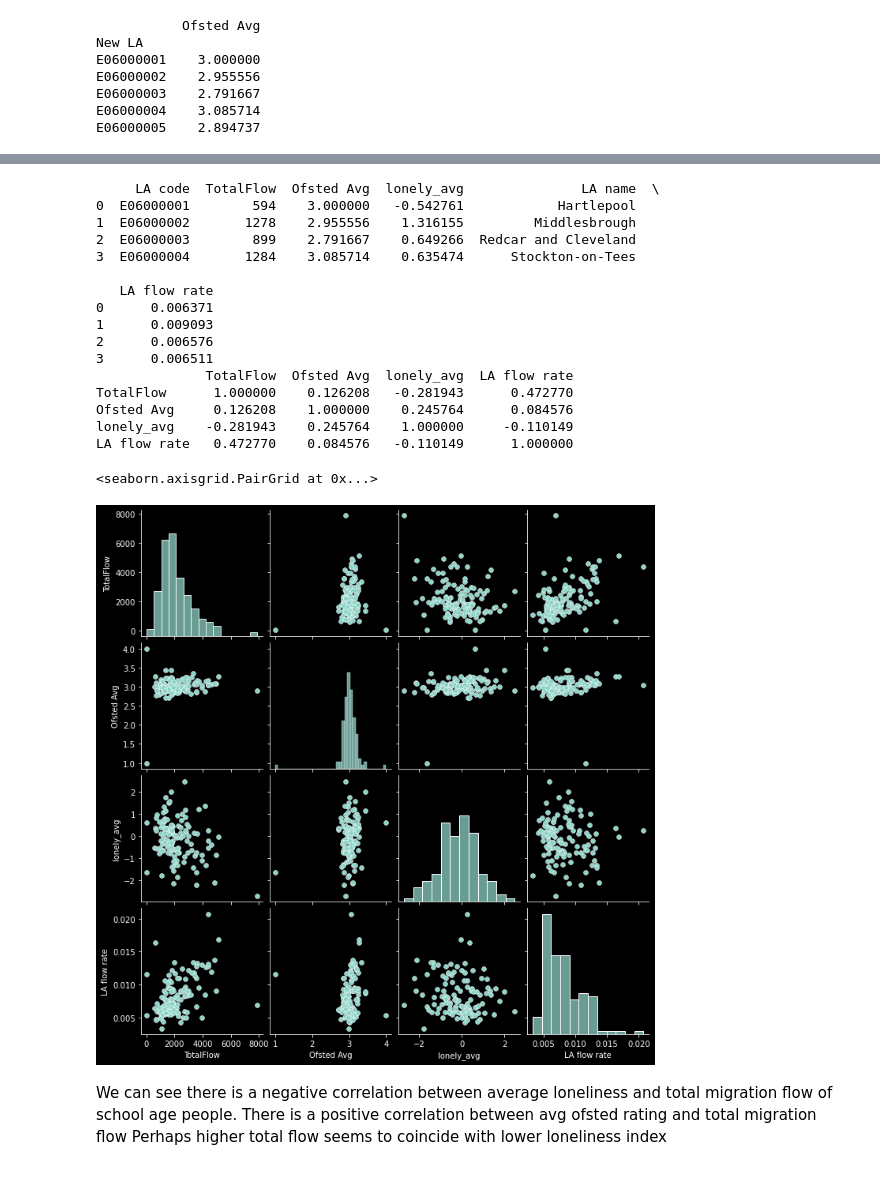
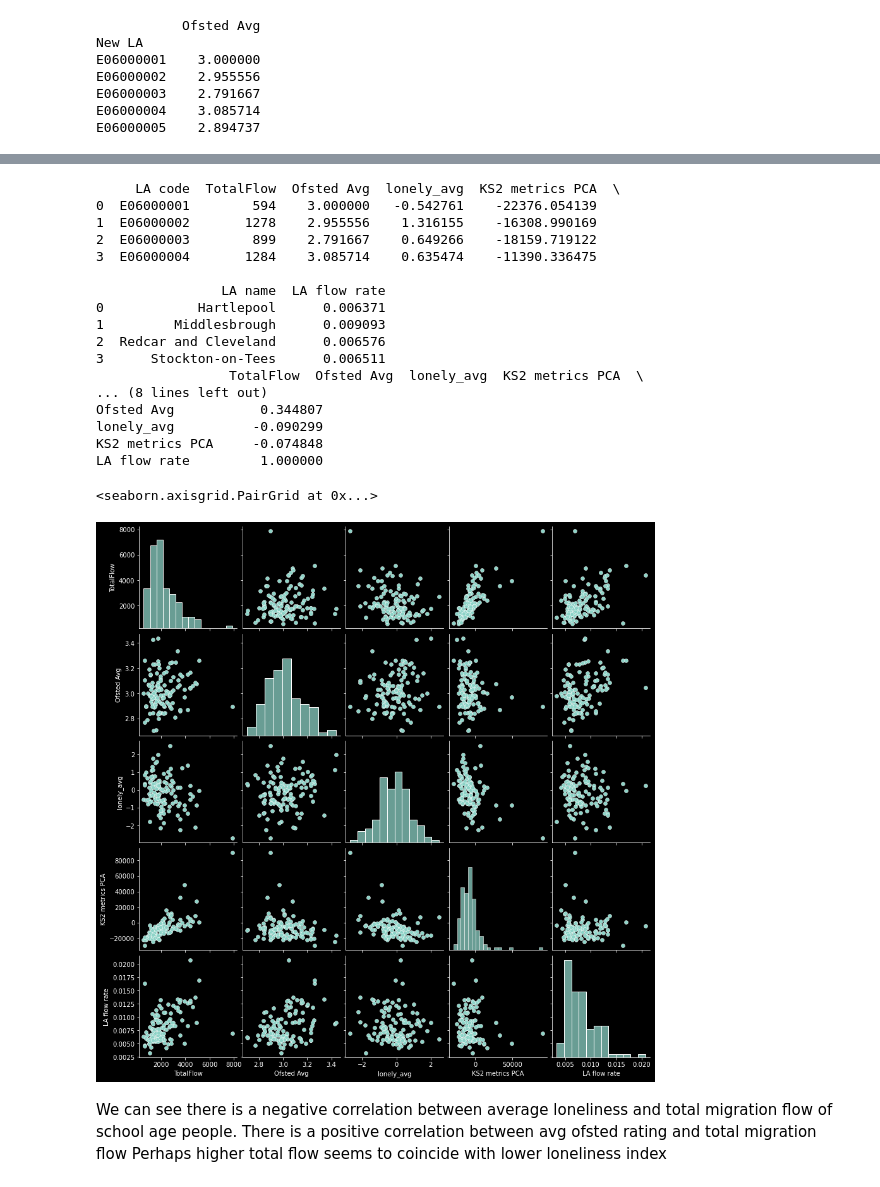
Before and after one commit to JonathanMarriott/ADS-Loneliness, a Jupyter notebook: school_analysis.ipynb, the cells around one changed output, grey strips where cells are left out. Saved outputs shown, nothing was run; the diff lists cells and outputs as text; code cells hidden in the pictures.

Commit message:
KS2 school metrics PCA added + readme

```diff
--- a/school_analysis.ipynb
+++ b/school_analysis.ipynb
@@ -122,3 +122,32 @@ E06000005    2.894737
 pop_df = pd.read_excel('ukmidyearestimates20182019ladcodes.xls',sheet_name='MYE2-All',header=4)
 pop_df = pop_df.loc[pop_df['Code'].isin(ofsted_avg.reset_index()['New LA'])]
 pop_dict = dict(zip(pop_df['Code'],pop_df['All ages']))
+# %%
+#KS2 school data
+import numpy as np
+import matplotlib.pyplot as plt
+ks2_df = pd.read_csv('OFSTED\england_ks2final.csv', header= 0)
+ks4_df = pd.read_csv('OFSTED\england_ks4final.csv', header= 0)
+ks2_df = ks2_df[16356:] # Just take the LA data at the bottom
+ks2_df = ks2_df.loc[ks2_df['LEA'] != ' '] # remove rows without LEA codes
+ks2_df = ks2_df.loc[ks2_df['LEA'] != '420'] # remove isles of scilly
+ks2_df['LA code'] = ks2_df['LEA'].apply(lambda x: old2newLAcode[int(x)]) # Convert old LEA to new LA codes
+#print(ks2_df.head())
+ks2_df = ks2_df.set_index('LA code')
+ks2_df = ks2_df.drop(columns=['RECTYPE','ALPHAIND','LEA',	'ESTAB','URN','SCHNAME','ADDRESS1',	'ADDRESS2',
+	'ADDRESS3',	'TOWN','PCODE','TELNUM','PCON_CODE','PCON_NAME','URN_AC','SCHNAME_AC','OPEN_AC',
+    'NFTYPE','ICLOSE','RELDENOM','AGERANGE','CONFEXAM',	'TAB15','TAB1618'])
+
+ks2_df = ks2_df.applymap(lambda x: float(x.strip('%'))/100 if str(x).endswith('%') else x) #transform values like '17%' to 0.17
+ks2_df = ks2_df.applymap(lambda x: float(x.strip('%'))/100 if str(x).endswith('%') else x) #transform values like '17%' to 0.17
+
+ks2_df = ks2_df.applymap(lambda x: np.nan if x == '' or x == ' ' else x)
+ks2_df.dropna(axis=1, how='any',inplace=True)
+#Perform PCA on the school metrics
+from sklearn.decomposition import PCA
+
+pca = PCA(n_components=1)
+pca.fit(ks2_df)
+print(pca.explained_variance_ratio_) # PC 1 has 0.99 of the variance
+ks2_pca_df  = pd.DataFrame(pca.transform(ks2_df), index=ks2_df.index).rename({0:'KS2 metrics PCA'},axis=1)
+print(ks2_pca_df)
@@ -128,52 +174,52 @@ LAcode2name = dict(zip(LAcodes_df['LAD20CD'],LAcodes_df['LAD20NM']))
 #Add back abolished LAs
 LAcode2name['E07000004'] = 'Aylesbury Vale'
 LAcode2name['E07000005'] = 'Chiltern'
 LAcode2name['E07000006'] = 'South Bucks'
 LAcode2name['E07000007'] = 'Wycombe'
 
 # Join the loneliness index with the migration data
 main_df = migration_school_ages.join(ofsted_avg,on= 'LA code')
 main_df = main_df.join(lonely_index_average, on='LA code')
+main_df = pd.merge(main_df,ks2_pca_df,on='LA code')
 main_df = main_df.reset_index()
 
 main_df = main_df.loc[main_df['Ofsted Avg'].notna()] # remove LAs from wales etc which we havent calcualted Ofsted or lonely avg
 main_df = main_df.loc[main_df['lonely_avg'].notna()]
 
+
 main_df['LA name'] = main_df['LA code'].apply(lambda x: LAcode2name[x])
 main_df['LA flow rate'] =  main_df['TotalFlow'] / main_df['LA code'].apply(lambda x: pop_dict[x])
-
-
-
 
 # main_data['lonely_avg'] = pd.to_numeric(main_data['lonely_avg'])
 main_vars = main_df.drop(columns=['Net', 'Inflow.1', 'Outflow.1', 'Net.1', 'Inflow.2','Outflow.2','Net.2'])
 main_vars = main_vars.drop(columns=['Inflow', 'Outflow'])
 print(main_vars.head(4))
 print(main_vars.corr())
 
 import seaborn as sns
 import matplotlib
 matplotlib.style.use('dark_background')
 sns.pairplot(main_vars)
 # %% [output]
-     LA code  TotalFlow  Ofsted Avg  lonely_avg               LA name  \
-0  E06000001        594    3.000000   -0.542761            Hartlepool
-1  E06000002       1278    2.955556    1.316155         Middlesbrough
-2  E06000003        899    2.791667    0.649266  Redcar and Cleveland
-3  E06000004       1284    3.085714    0.635474      Stockton-on-Tees
+     LA code  TotalFlow  Ofsted Avg  lonely_avg  KS2 metrics PCA  \
+0  E06000001        594    3.000000   -0.542761    -22376.054139
+1  E06000002       1278    2.955556    1.316155    -16308.990169
+2  E06000003        899    2.791667    0.649266    -18159.719122
+3  E06000004       1284    3.085714    0.635474    -11390.336475
 
-   LA flow rate
-0      0.006371
-1      0.009093
-2      0.006576
-3      0.006511
-              TotalFlow  Ofsted Avg  lonely_avg  LA flow rate
-TotalFlow      1.000000    0.126208   -0.281943      0.472770
-Ofsted Avg     0.126208    1.000000    0.245764      0.084576
-lonely_avg    -0.281943    0.245764    1.000000     -0.110149
-LA flow rate   0.472770    0.084576   -0.110149      1.000000
+                LA name  LA flow rate
+0            Hartlepool      0.006371
+1         Middlesbrough      0.009093
+2  Redcar and Cleveland      0.006576
+3      Stockton-on-Tees      0.006511
+                 TotalFlow  Ofsted Avg  lonely_avg  KS2 metrics PCA  \
+... (8 lines left out)
+Ofsted Avg           0.344807
+lonely_avg          -0.090299
+KS2 metrics PCA     -0.074848
+LA flow rate         1.000000
 <seaborn.axisgrid.PairGrid at 0x...>
-[figure, old version]
+[figure, new version]
 # %% [markdown]
 We can see there is a negative correlation between average loneliness and total migration flow of school age people.
 There is a positive correlation between avg ofsted rating and total migration flow
```
Also changed, not shown: parts of 2 cells of this notebook, 2 other files.
